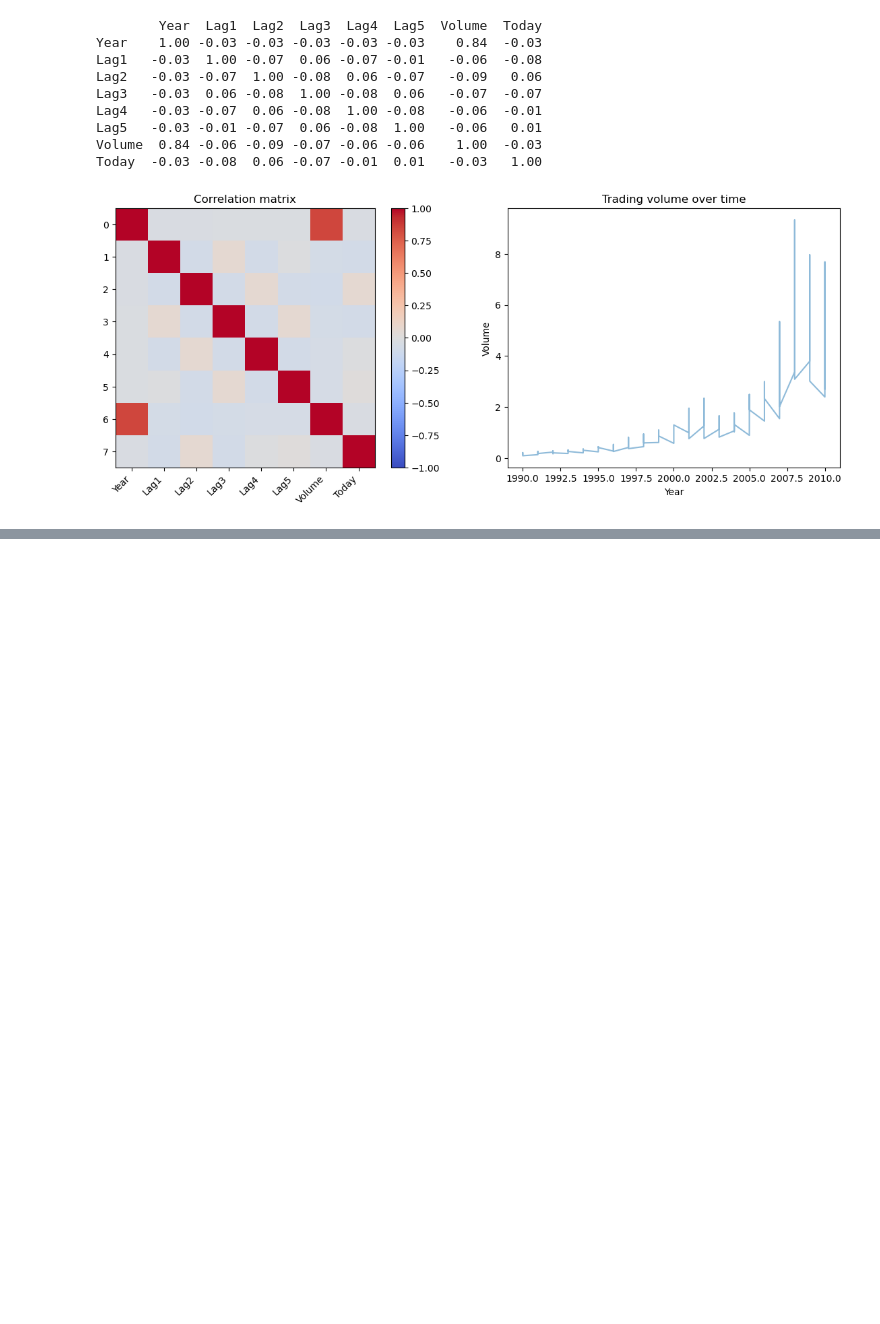
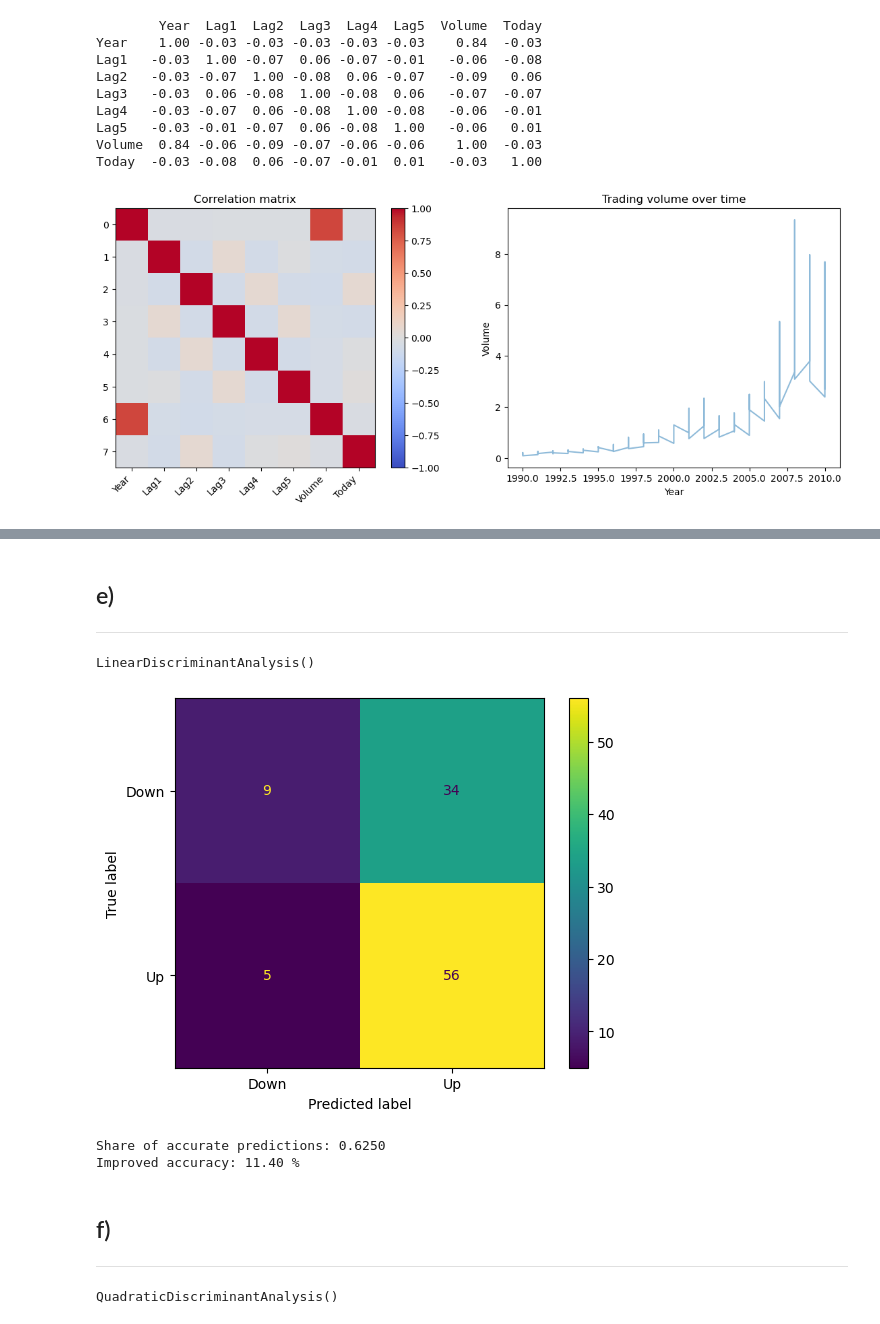
Before and after one commit to PeterTveita/BAN404, a Jupyter notebook: Foreleser/03/ex4.13.ipynb, the cells around one changed output, grey strips where cells are left out. Drawn from its saved outputs; the diff is of its cells as text; code cells hidden in the pictures; blank space fills up the shorter version.

```diff
--- a/Foreleser/03/ex4.13.ipynb
+++ b/Foreleser/03/ex4.13.ipynb
@@ -75,0 +168,38 @@ plt.show()
+# %% [markdown]
+## e)
+***
+# %%
+#Fit LDA on training data
+lda = LinearDiscriminantAnalysis()
+lda.fit(train[['Lag2']], train['Direction_binary'])
+# %% [output]
+LinearDiscriminantAnalysis()
+# %%
+#Predict on test data
+pred_classes_lda = lda.predict(test[['Lag2']])
+# %%
+#Confusion matrix
+cm_lda = confusion_matrix(test['Direction_binary'], pred_classes_lda)
+disp_lda = ConfusionMatrixDisplay(confusion_matrix = cm_lda, display_labels = ['Down', 'Up'])
+
+disp_lda.plot()
+plt.show()
+
+accuracy_lda = (pred_classes_lda == test['Direction_binary']).mean()
+print(f"Share of accurate predictions: {accuracy_lda:.4f}")
+
+improved_acc_lda = (accuracy_lda / accuracy - 1) * 100
+print(f"Improved accuracy: {improved_acc_lda:.2f} %")
+# %% [output]
+[figure, added]
+Share of accurate predictions: 0.6250
+Improved accuracy: 11.40 %
+# %% [markdown]
+## f)
+***
+# %%
+#Fit training data on QDA
+qda = QuadraticDiscriminantAnalysis()
+qda.fit(train[['Lag2']], train['Direction_binary'])
+# %% [output]
+QuadraticDiscriminantAnalysis()
```
Also changed, not shown: parts of 25 cells of this notebook.
